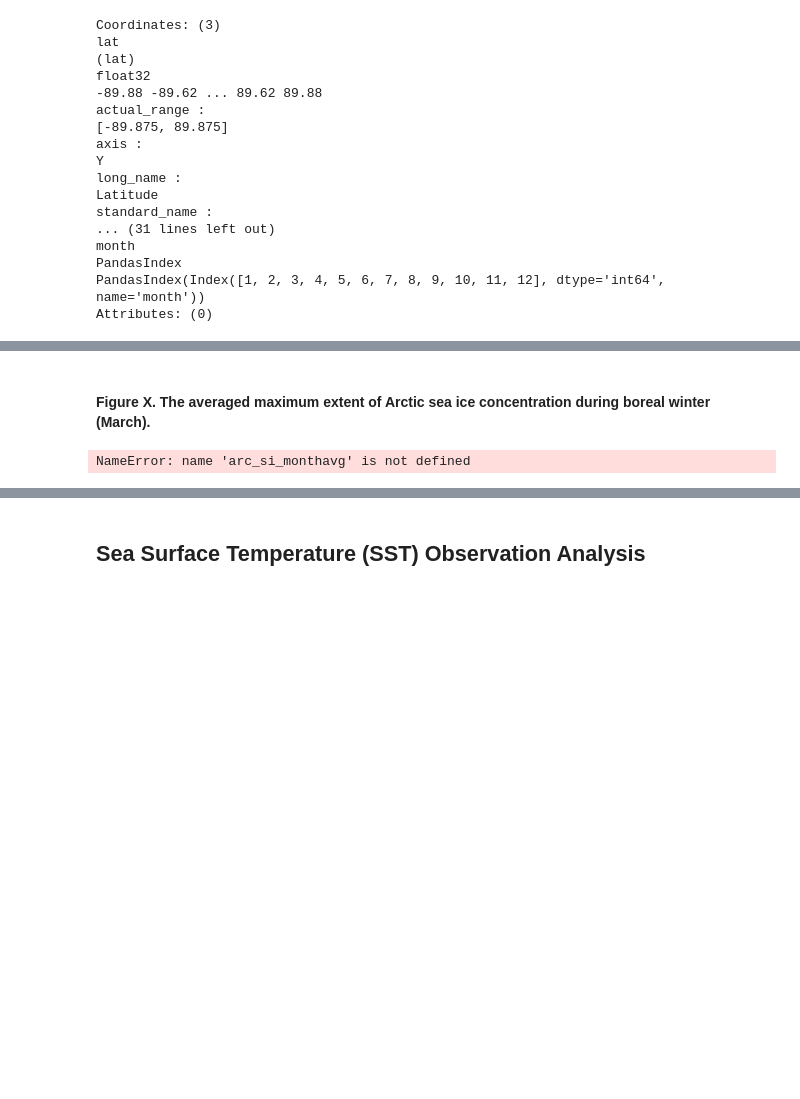
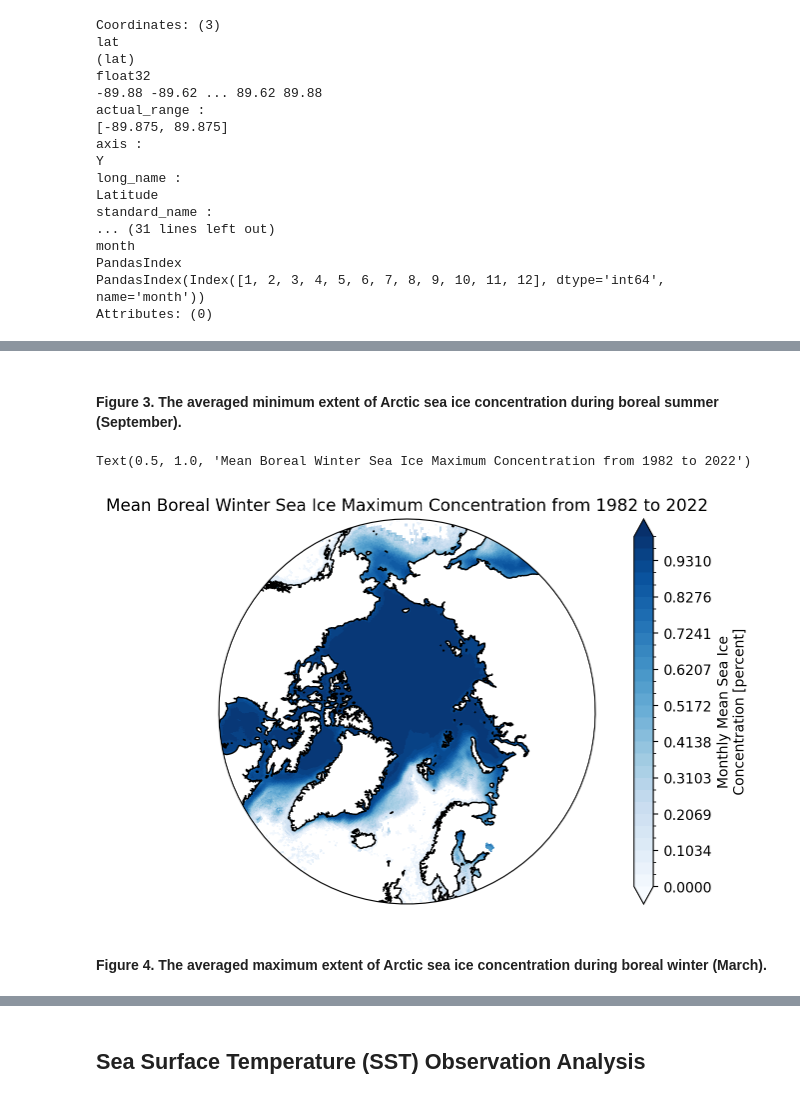
Before and after one commit to EES-3506-5506/Miranda_Unit5, a Jupyter notebook: notebooks/Miranda_MiniP2.ipynb, the cells around one changed output, grey strips where cells are left out. Drawn from its saved outputs; the diff is of its cells as text; code cells hidden in the pictures; blank space fills up the shorter version.

```diff
--- a/notebooks/Miranda_MiniP2.ipynb
+++ b/notebooks/Miranda_MiniP2.ipynb
@@ -240,11 +241,16 @@ North_Polar(arc_si_sep,0,1,'Blues')
-# %% [markdown]
-#### **Figure X.** The averaged maximum extent of Arctic sea ice concentration during boreal winter (March).
+# %% [markdown]
+#### **Figure 3.** The averaged minimum extent of Arctic sea ice concentration during boreal summer (September).
 # %%
+#Plot boreal winter SI maximum
 arc_si_mar = arc_si_monthavg.sel(month=3)
 arc_si_mar['month']='March'
 North_Polar(arc_si_mar,0,1,'Blues')
+plt.title('Mean Boreal Winter Sea Ice Maximum Concentration from 1982 to 2022') #Set title
 # %% [output]
-NameError: name 'arc_si_monthavg' is not defined
+Text(0.5, 1.0, 'Mean Boreal Winter Sea Ice Maximum Concentration from 1982 to 2022')
+[figure, added]
+# %% [markdown]
+#### Figure 4. The averaged maximum extent of Arctic sea ice concentration during boreal winter (March).
 # %%
 #Get the weighted SIE avg from 1982 to 2010
 ant_SIE_1982_2010_avg = SIE_1982_2010_avg.sel(lat=slice(-90,-55))
```
Also changed, not shown: parts of 58 cells of this notebook.
